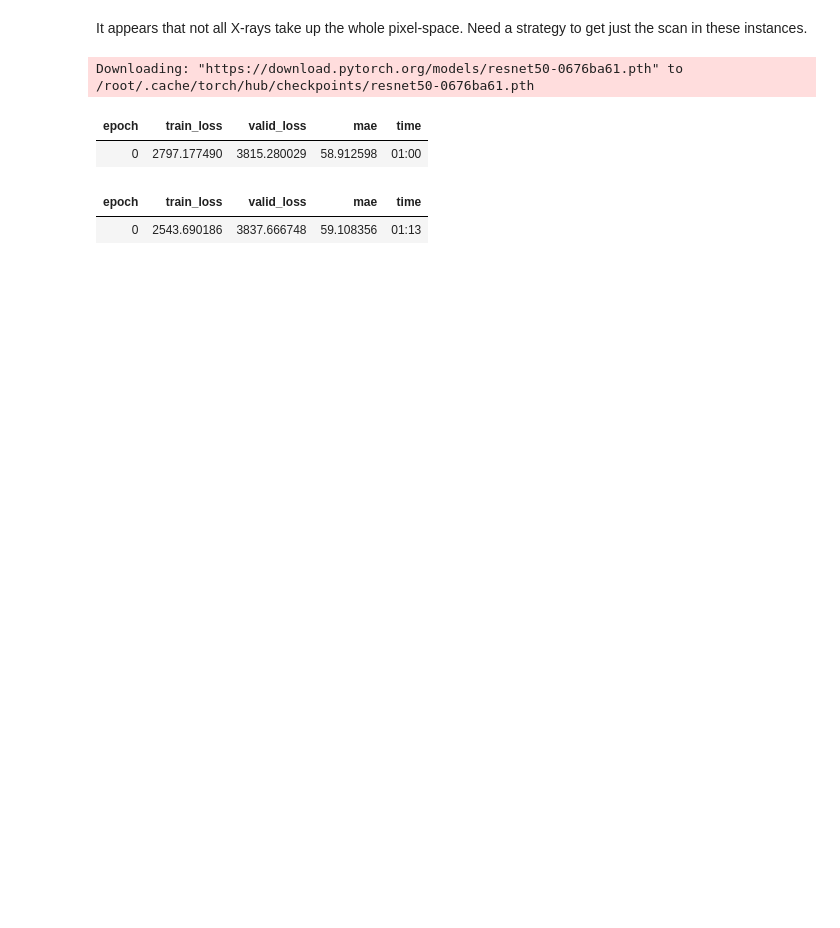
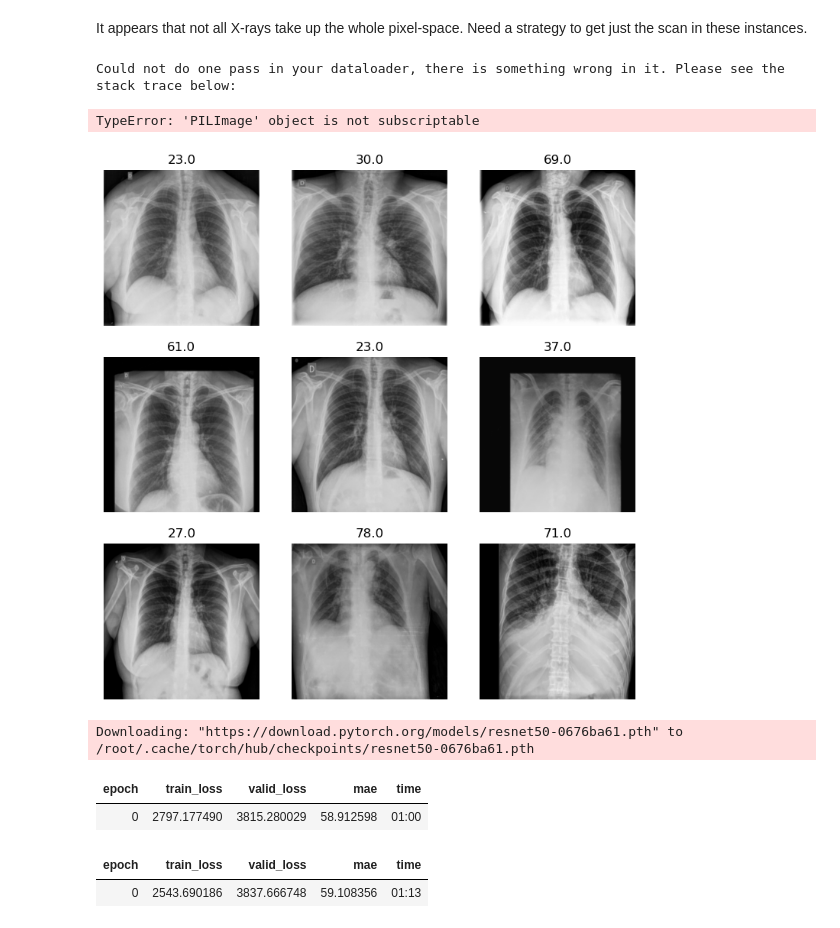
Before and after one commit to jskaza/deep-learning-projects, a Jupyter notebook: spr-x-ray-age-prediction-challenge.ipynb, the cells around one changed output. Cells and saved outputs as stored; diff of their text form; code cells hidden in the pictures; blank space fills up the shorter version.

Commit message:
Kaggle Notebook | SPR X-Ray Age Prediction Challenge | Version 12

```diff
--- a/spr-x-ray-age-prediction-challenge.ipynb
+++ b/spr-x-ray-age-prediction-challenge.ipynb
@@ -74,3 +56,30 @@ It appears that not all X-rays take up the whole pixel-space. Need a strategy to
+# %%
+img = Image.open("/kaggle/input/spr-x-ray-age/kaggle/kaggle/train/000005.png")
+def crop_border(img):
+    print(type(img))
+#     print(np.dot(np.array(img)[...,:3], [0.299, 0.587, 0.114]))
+    return img
+
+#     rows_to_remove = np.where((img <= 100).sum(axis=1) == img.shape[1])[0]
+#     cols_to_remove = np.where((img <= 100).sum(axis=0) == img.shape[0])[0]
+#     img = np.delete(img, rows_to_remove, axis=0)
+#     img = np.delete(img, cols_to_remove, axis=1)
+#     return PILImage.create(img)
+# %%
+dls = ImageDataLoaders.from_df(df,
+                               item_tfms=[crop_border,Resize(256, method="squish")],
+#                                batch_tfms=[Rotate(max_deg=5),
+#                                              Zoom(max_zoom=1.1)],
+                               y_block=RegressionBlock(),
+                               seed=99,
+                               path="/kaggle/input/spr-x-ray-age/kaggle/kaggle/train")
+# %% [output]
+Could not do one pass in your dataloader, there is something wrong in it. Please see the stack trace below:
+TypeError: 'PILImage' object is not subscriptable
+# %%
+dls.show_batch()
+# %% [output]
+[figure, added]
 # %%
 learn = vision_learner(dls, resnet50, metrics=mae)
 learn.fine_tune(1)
```
Also changed, not shown: parts of 7 cells of this notebook.
